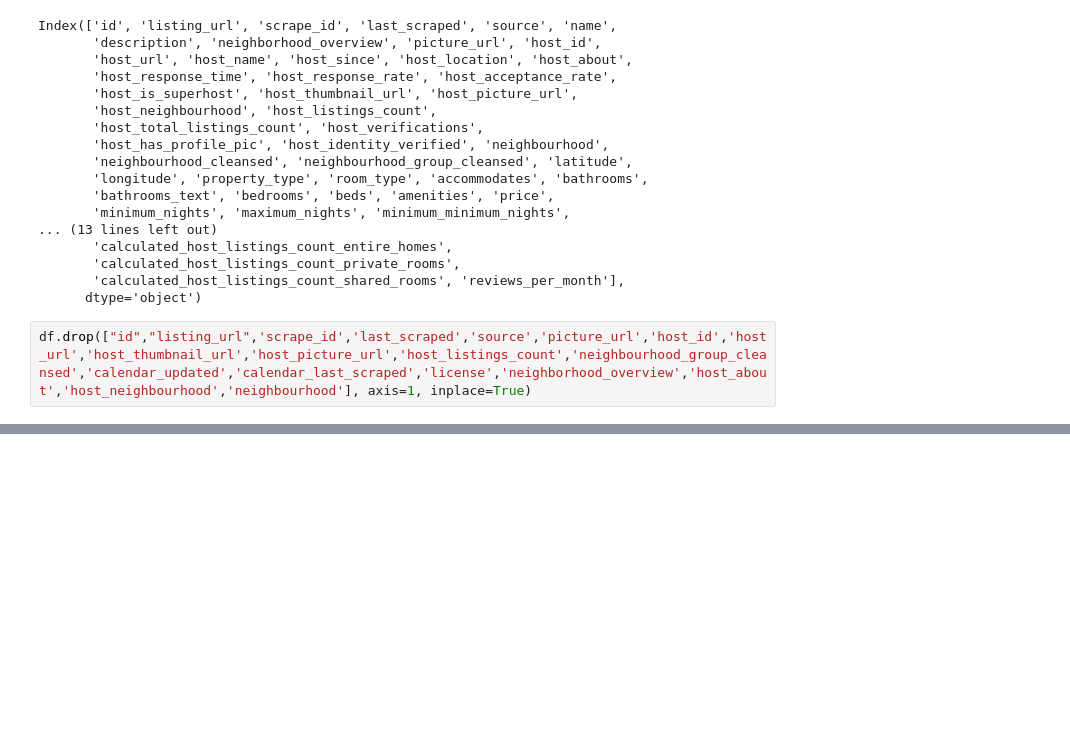
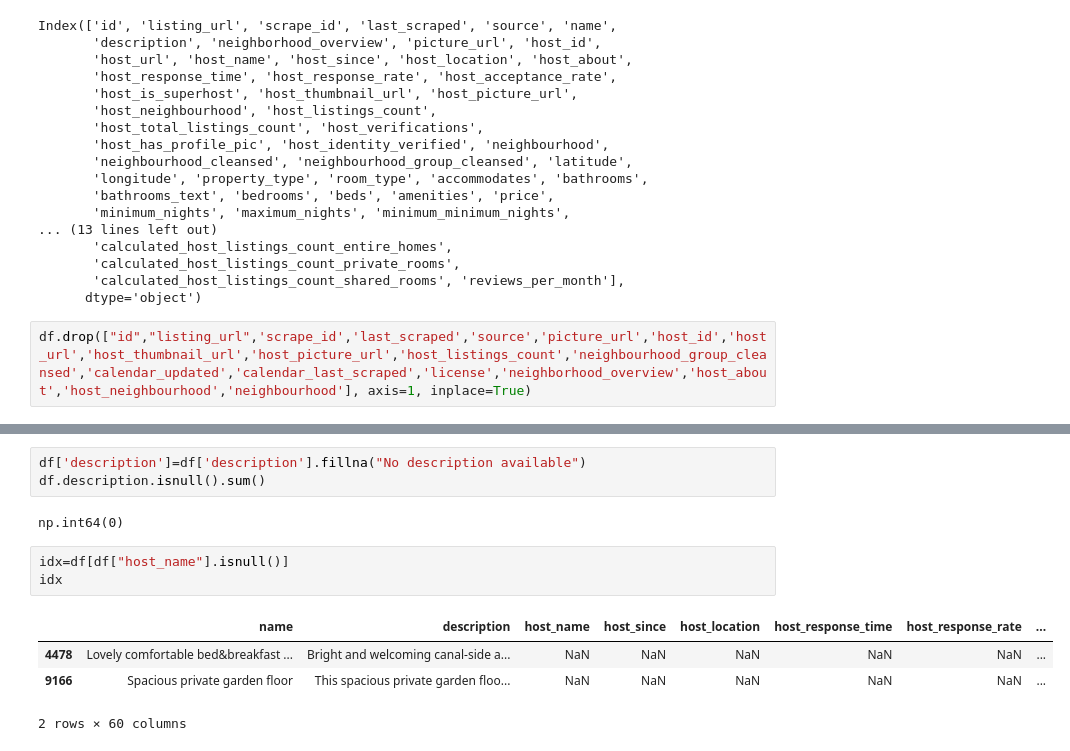
Before and after one commit to aakashaldankar/Albany-Airbnb-Price-Prediction, a Jupyter notebook: pricelabs_ml.ipynb, the cells around one changed output, grey strips where cells are left out. Cells and saved outputs as stored; diff of their text form; blank space fills up the shorter version.

```diff
--- a/pricelabs_ml.ipynb
+++ b/pricelabs_ml.ipynb
@@ -230,0 +276,13 @@ df.head()
+# %%
+df['description']=df['description'].fillna("No description available")
+df.description.isnull().sum()
+# %% [output]
+np.int64(0)
+# %%
+idx=df[df["host_name"].isnull()]
+idx
+# %% [output]
+|  | name | description | host_name | host_since | host_location | host_response_time | host_response_rate | ... |
+| 4478 | Lovely comfortable bed&breakfast ... | Bright and welcoming canal-side a... | NaN | NaN | NaN | NaN | NaN | ... |
+| 9166 | Spacious private garden floor | This spacious private garden floo... | NaN | NaN | NaN | NaN | NaN | ... |
+2 rows × 60 columns
```
Also changed, not shown: parts of 33 cells of this notebook.
